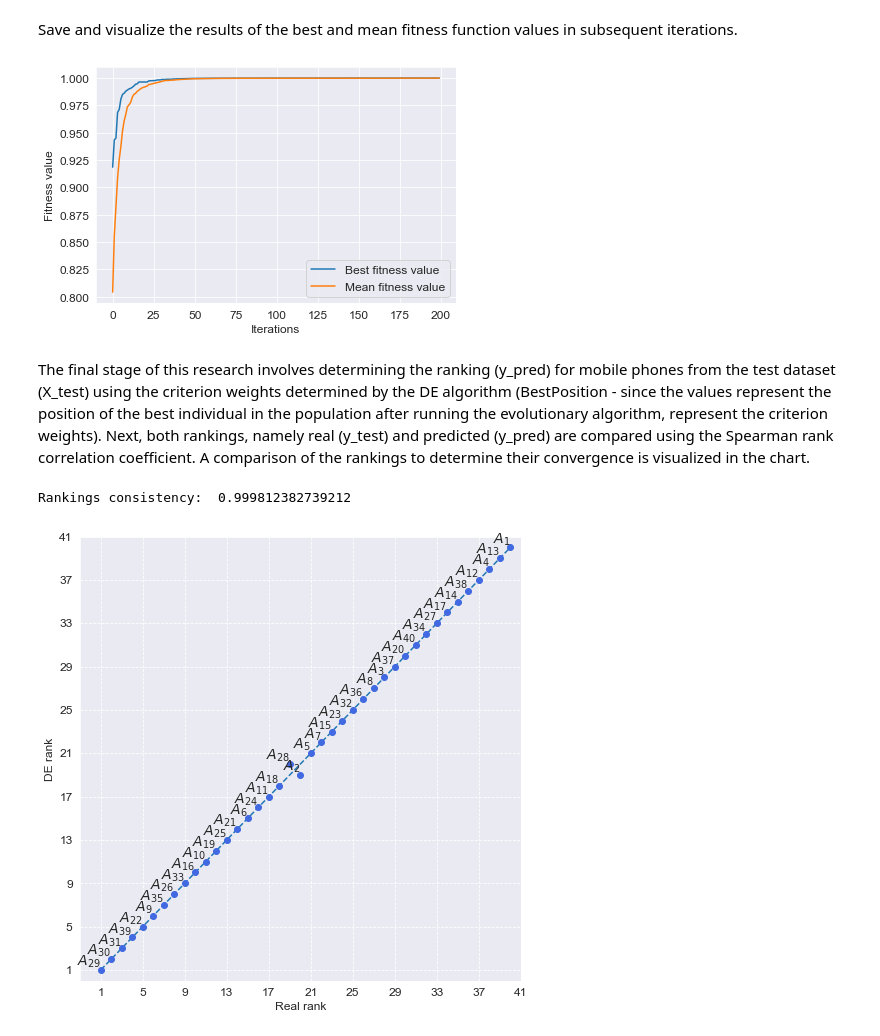
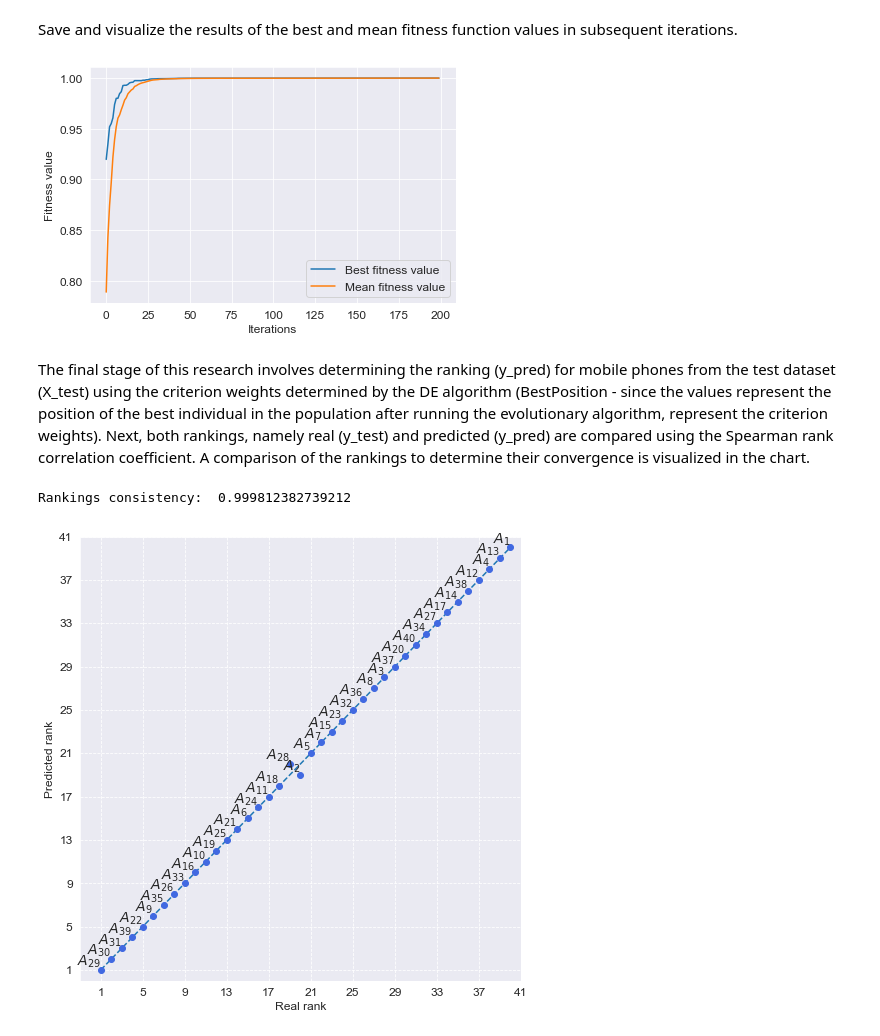
Before and after one commit to energyinpython/DE-SPOTIS-DSS, a Jupyter notebook: EVO-SPOTIS Manual.ipynb, the cells around one changed output. Cells and saved outputs as stored; diff of their text form; code cells hidden in the pictures.

```diff
--- a/EVO-SPOTIS Manual.ipynb
+++ b/EVO-SPOTIS Manual.ipynb
@@ -95,7 +94,7 @@ Run the DE algorithm. The class containing this algorithm and all the methods ne
 # %%
 # DE algorithm
 de_algorithm = DE_algorithm()
-pd_weights, BestPosition, BestFitness, MeanFitness = de_algorithm(pd_weights, X_train, y_train, types, bounds, verbose = False)
+BestPosition, BestFitness, MeanFitness = de_algorithm(X_train, y_train, types, bounds, verbose = False)
 # %% [markdown]
 Check the results of the algorithm. Skip the following step if you do not have expert weights for the training dataset.
 # %%
@@ -124,22 +123,22 @@ fitness_mean.to_csv('output/mean_fitness.csv')
 
 plot_fitness(BestFitness, MeanFitness)
 # %% [output]
-[figure, old version]
+[figure, new version]
 # %% [markdown]
 The final stage of this research involves determining the ranking (y_pred) for mobile phones from the test dataset (X_test) using the criterion weights determined by the DE algorithm (BestPosition - since the values represent the position of the best individual in the population after running the evolutionary algorithm, represent the criterion weights). Next, both rankings, namely real (y_test) and predicted (y_pred) are compared using the Spearman rank correlation coefficient. A comparison of the rankings to determine their convergence is visualized in the chart.
 # %%
 # Ranking
 spotis = SPOTIS()
 pref = spotis(X_test, BestPosition, types, bounds)
 y_pred = rank_preferences(pref, reverse = False)
 print('Rankings consistency: ', spearman(y_test, y_pred))
 
 results = pd.DataFrame(index = test_df.index[:-1])
 results['Real rank'] = y_test
-results['DE rank'] = y_pred
+results['Predicted rank'] = y_pred
 results.to_csv('output/results_de.csv')
 
 plot_rankings(results)
 # %% [output]
 Rankings consistency:  0.999812382739212
-[figure, old version]
+[figure, new version]
```
Also changed, not shown: parts of 4 cells of this notebook, 14 other files.
